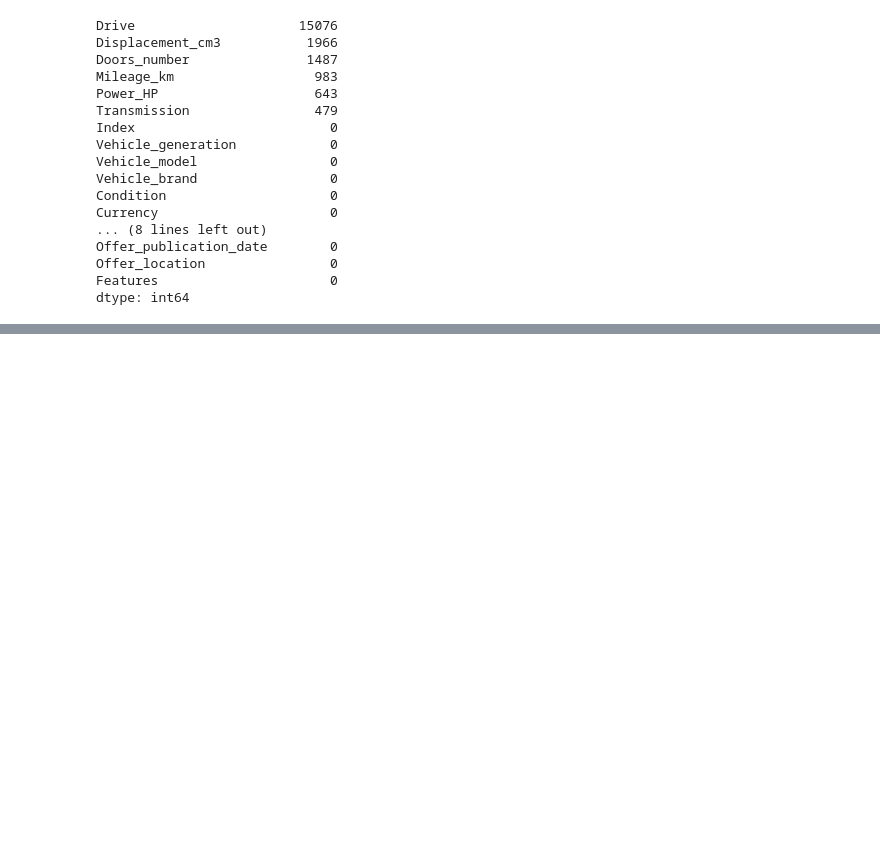
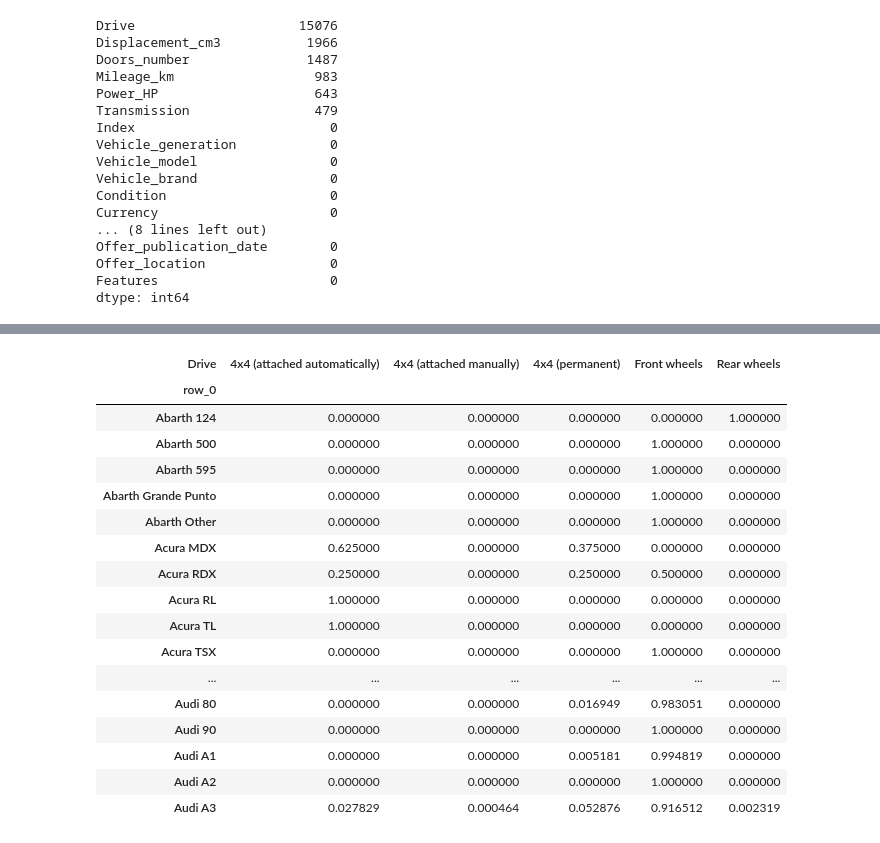
Before and after one commit to s24118-ui/SUML, a Jupyter notebook: SUML_Projekt.ipynb, the cells around one changed output, grey strips where cells are left out. Saved outputs shown, nothing was run; the diff lists cells and outputs as text; code cells hidden in the pictures; blank space fills up the shorter version.

```diff
--- a/SUML_Projekt.ipynb
+++ b/SUML_Projekt.ipynb
@@ -395,0 +407,25 @@ dtype: int64
+# %%
+pd.crosstab(
+    data['Vehicle_brand'] + ' ' + data['Vehicle_model'],
+    data['Drive'],
+    normalize='index'
+).head(50)
+# %% [output]
+| Drive | 4x4 (attached automatically) | 4x4 (attached manually) | 4x4 (permanent) | Front wheels | Rear wheels |
+| row_0 |  |  |  |  |  |
+| Abarth 124 | 0.000000 | 0.000000 | 0.000000 | 0.000000 | 1.000000 |
+| Abarth 500 | 0.000000 | 0.000000 | 0.000000 | 1.000000 | 0.000000 |
+| Abarth 595 | 0.000000 | 0.000000 | 0.000000 | 1.000000 | 0.000000 |
+| Abarth Grande Punto | 0.000000 | 0.000000 | 0.000000 | 1.000000 | 0.000000 |
+| Abarth Other | 0.000000 | 0.000000 | 0.000000 | 1.000000 | 0.000000 |
+| Acura MDX | 0.625000 | 0.000000 | 0.375000 | 0.000000 | 0.000000 |
+| Acura RDX | 0.250000 | 0.000000 | 0.250000 | 0.500000 | 0.000000 |
+| Acura RL | 1.000000 | 0.000000 | 0.000000 | 0.000000 | 0.000000 |
+| Acura TL | 1.000000 | 0.000000 | 0.000000 | 0.000000 | 0.000000 |
+| Acura TSX | 0.000000 | 0.000000 | 0.000000 | 1.000000 | 0.000000 |
+| ... | ... | ... | ... | ... | ... |
+| Audi 80 | 0.000000 | 0.000000 | 0.016949 | 0.983051 | 0.000000 |
+| Audi 90 | 0.000000 | 0.000000 | 0.000000 | 1.000000 | 0.000000 |
+| Audi A1 | 0.000000 | 0.000000 | 0.005181 | 0.994819 | 0.000000 |
+| Audi A2 | 0.000000 | 0.000000 | 0.000000 | 1.000000 | 0.000000 |
+| Audi A3 | 0.027829 | 0.000464 | 0.052876 | 0.916512 | 0.002319 |
```
Also changed, not shown: parts of 9 cells of this notebook.
